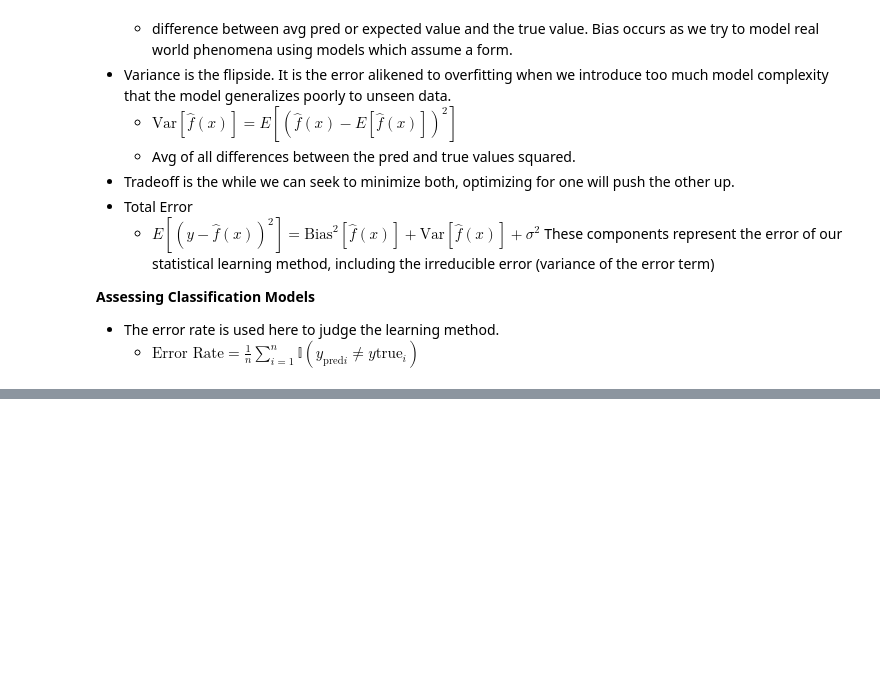
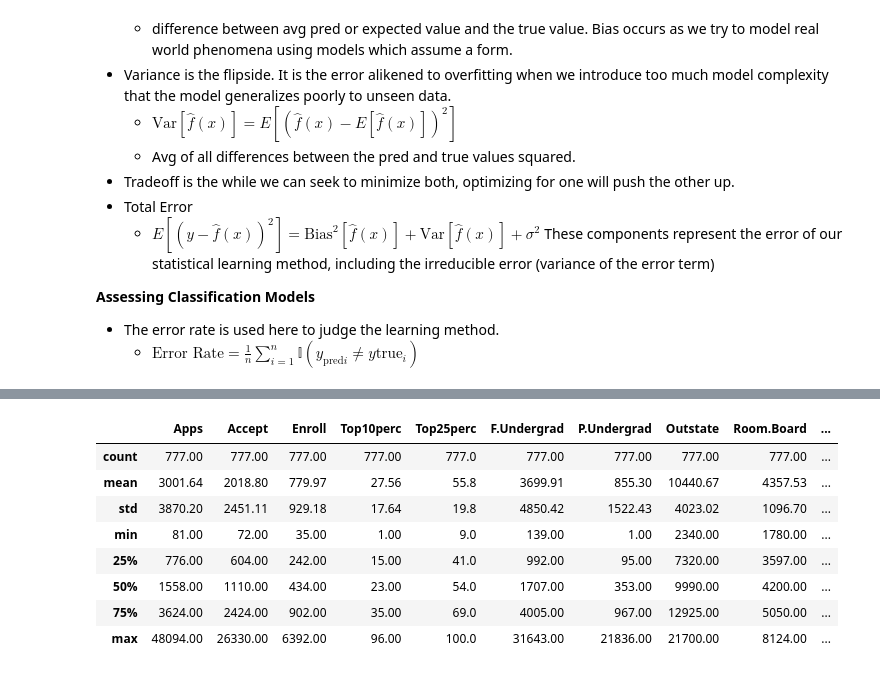
Before and after one commit to jrippert-hub/stats, a Jupyter notebook: chap2.ipynb, the cells around one changed output, grey strips where cells are left out. Drawn from its saved outputs; the diff is of its cells as text; code cells hidden in the pictures; blank space fills up the shorter version.

```diff
--- a/chap2.ipynb
+++ b/chap2.ipynb
@@ -46,0 +60,5 @@ This MSE eval metric is used to judge regression methods and represents the diff
+# %%
+!pip install ISLP
+import pandas as pd
+import numpy as np
+pd.set_option('display.precision', 2)  # Show 2 decimal places
@@ -46,0 +100,12 @@ This MSE eval metric is used to judge regression methods and represents the diff
+# %%
+college_df.describe()
+# %% [output]
+|  | Apps | Accept | Enroll | Top10perc | Top25perc | F.Undergrad | P.Undergrad | Outstate | Room.Board | ... |
+| count | 777.00 | 777.00 | 777.00 | 777.00 | 777.0 | 777.00 | 777.00 | 777.00 | 777.00 | ... |
+| mean | 3001.64 | 2018.80 | 779.97 | 27.56 | 55.8 | 3699.91 | 855.30 | 10440.67 | 4357.53 | ... |
+| std | 3870.20 | 2451.11 | 929.18 | 17.64 | 19.8 | 4850.42 | 1522.43 | 4023.02 | 1096.70 | ... |
+| min | 81.00 | 72.00 | 35.00 | 1.00 | 9.0 | 139.00 | 1.00 | 2340.00 | 1780.00 | ... |
+| 25% | 776.00 | 604.00 | 242.00 | 15.00 | 41.0 | 992.00 | 95.00 | 7320.00 | 3597.00 | ... |
+| 50% | 1558.00 | 1110.00 | 434.00 | 23.00 | 54.0 | 1707.00 | 353.00 | 9990.00 | 4200.00 | ... |
+| 75% | 3624.00 | 2424.00 | 902.00 | 35.00 | 69.0 | 4005.00 | 967.00 | 12925.00 | 5050.00 | ... |
+| max | 48094.00 | 26330.00 | 6392.00 | 96.00 | 100.0 | 31643.00 | 21836.00 | 21700.00 | 8124.00 | ... |
```
Also changed, not shown: parts of 13 cells of this notebook.
